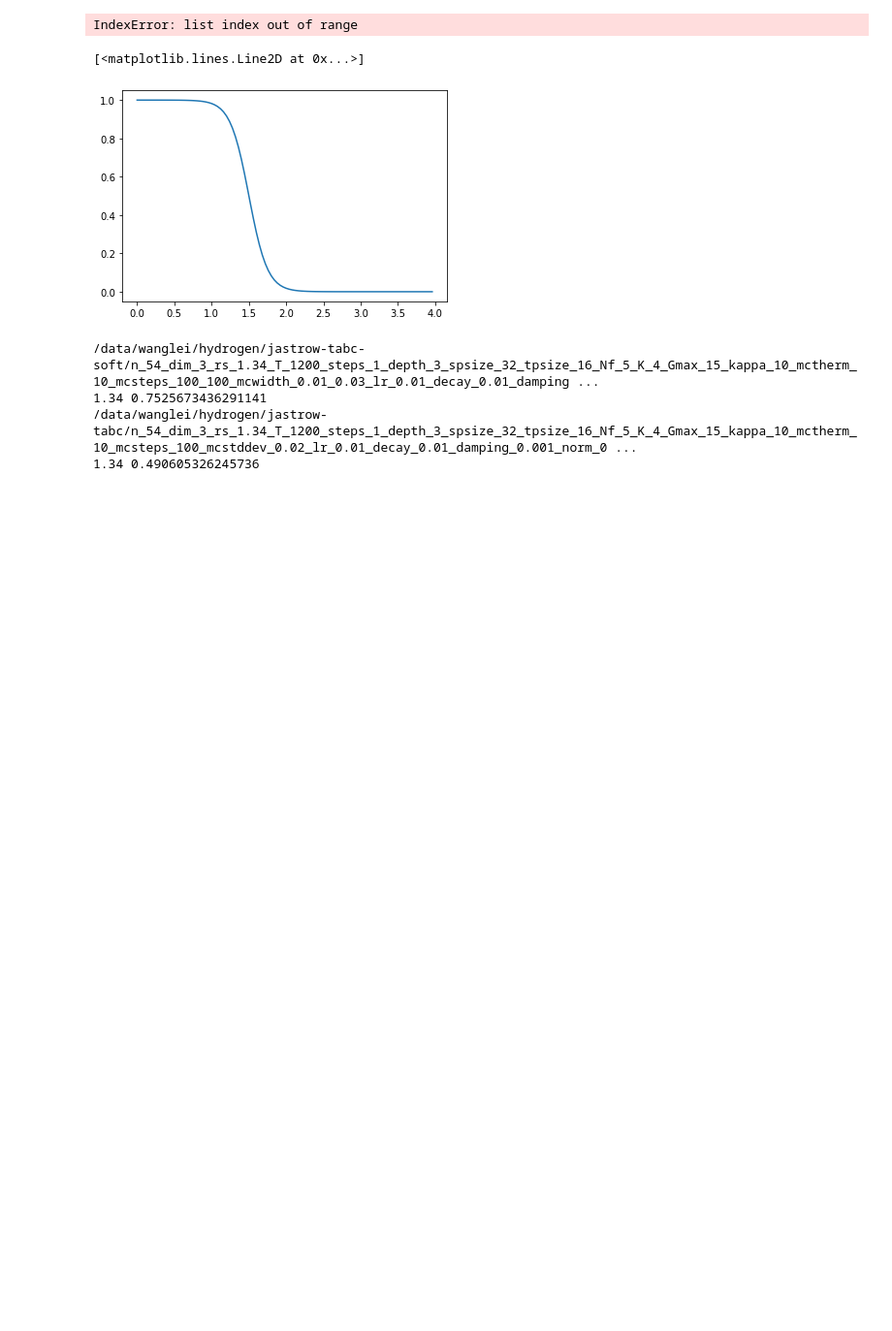
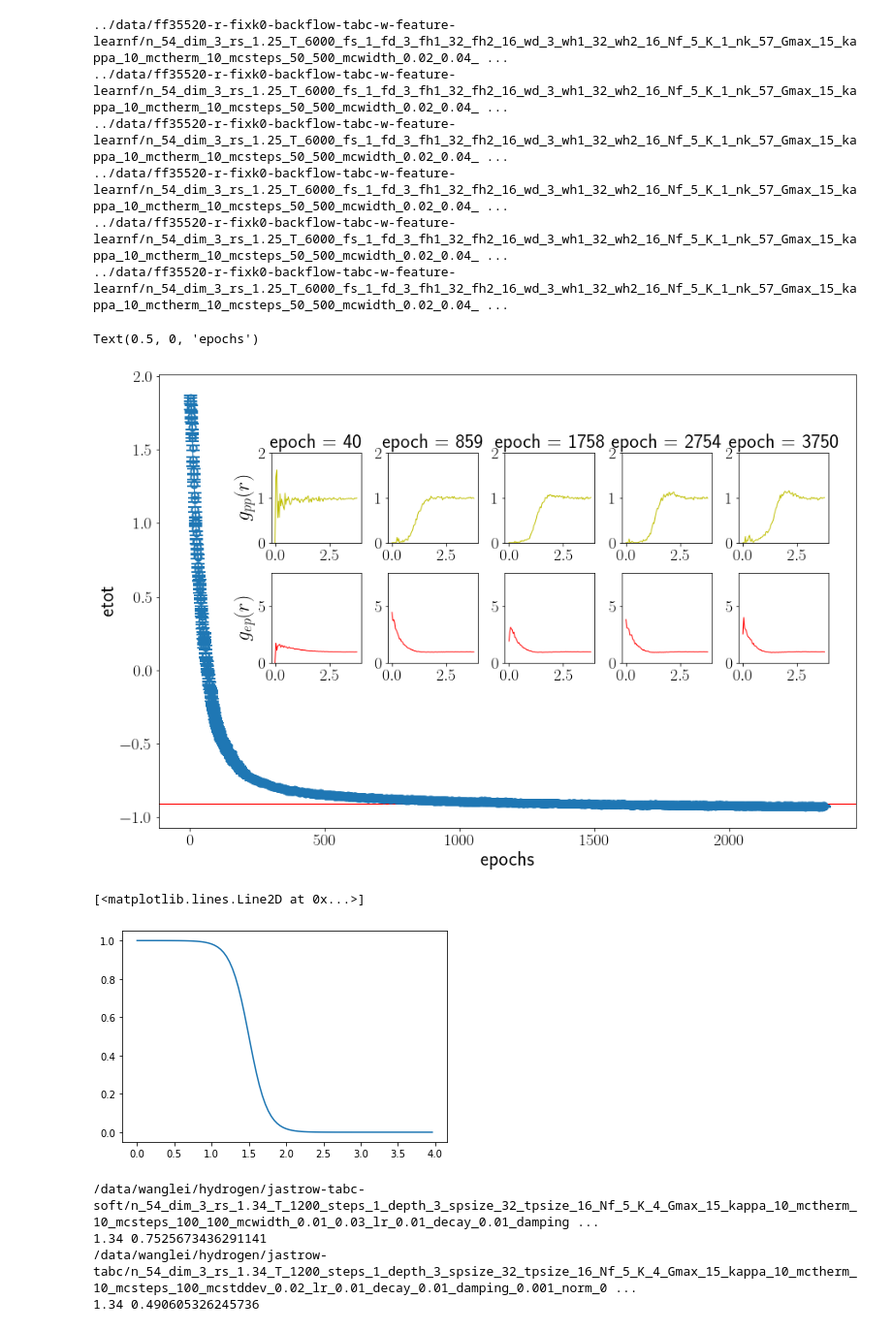
Before and after one commit to fermiflow/hydrogen, a Jupyter notebook: analysis/analysis.ipynb, the cells around one changed output. Shown: that part at 97% size. Drawn from its saved outputs; the diff is of its cells as text; code cells hidden in the pictures; blank space fills up the shorter version.

```diff
--- a/analysis/analysis.ipynb
+++ b/analysis/analysis.ipynb
@@ -294,6 +300,6 @@ KeyboardInterrupt:
 # %%
 files = [files[2]]
-obs = 'f'
+obs = 'etot'
 markers = ['o', 's', 'D', '*', 'x', '^', '<', 'h', '>', 'd', 'X', 'v', 'h', '1']
 colors = ['C0', 'C1','C2', 'C3', 'C4', 'C6', 'C5', 'C7', 'C8', 'C9', 'C10', 'C11', 'C12', 'C13']
 
@@ -356,34 +362,41 @@ for f, marker, color in zip(files, markers, colors):
         walkersize, batchsize = s.shape[0], x.shape[0]
         if (walkersize != batchsize):
             s = jnp.repeat(s, batchsize//walkersize, 0)
 
 
         #rmesh, gr = get_gr(x, x)
 
         rmesh, gr = get_gr(s, s)
         left, bottom, width, height = [0.25+offset*0.13, 0.6, 0.1, 0.15]
         inset = fig.add_axes([left, bottom, width, height])
         inset.plot(rmesh, gr, 'y')
         inset.set_ylim([0, 2])
         plt.title(r'epoch = %g'%(epoch))
         if offset ==0: inset.set_ylabel('$g_{pp}(r)$')
 
         rmesh, gr = get_gr(s, x)
         left, bottom, width, height = [0.25+offset*0.13, 0.4, 0.1, 0.15]
         inset = fig.add_axes([left, bottom, width, height])
         inset.plot(rmesh, gr, 'r')
         inset.set_ylim([0, 8])
         if offset ==0: inset.set_ylabel('$g_{ep}(r)$')
 
 
 ax.set_ylabel(obs)
 ax.set_xlabel('epochs')
 #plt.xlim([1, 1e5])
 #plt.xscale('log')
 #plt.legend(loc='best')
 #plt.ylim([-5, 5])
 # %% [output]
-IndexError: list index out of range
+../data/ff35520-r-fixk0-backflow-tabc-w-feature-learnf/n_54_dim_3_rs_1.25_T_6000_fs_1_fd_3_fh1_32_fh2_16_wd_3_wh1_32_wh2_16_Nf_5_K_1_nk_57_Gmax_15_kappa_10_mctherm_10_mcsteps_50_500_mcwidth_0.02_0.04_ ...
+../data/ff35520-r-fixk0-backflow-tabc-w-feature-learnf/n_54_dim_3_rs_1.25_T_6000_fs_1_fd_3_fh1_32_fh2_16_wd_3_wh1_32_wh2_16_Nf_5_K_1_nk_57_Gmax_15_kappa_10_mctherm_10_mcsteps_50_500_mcwidth_0.02_0.04_ ...
+../data/ff35520-r-fixk0-backflow-tabc-w-feature-learnf/n_54_dim_3_rs_1.25_T_6000_fs_1_fd_3_fh1_32_fh2_16_wd_3_wh1_32_wh2_16_Nf_5_K_1_nk_57_Gmax_15_kappa_10_mctherm_10_mcsteps_50_500_mcwidth_0.02_0.04_ ...
+../data/ff35520-r-fixk0-backflow-tabc-w-feature-learnf/n_54_dim_3_rs_1.25_T_6000_fs_1_fd_3_fh1_32_fh2_16_wd_3_wh1_32_wh2_16_Nf_5_K_1_nk_57_Gmax_15_kappa_10_mctherm_10_mcsteps_50_500_mcwidth_0.02_0.04_ ...
+../data/ff35520-r-fixk0-backflow-tabc-w-feature-learnf/n_54_dim_3_rs_1.25_T_6000_fs_1_fd_3_fh1_32_fh2_16_wd_3_wh1_32_wh2_16_Nf_5_K_1_nk_57_Gmax_15_kappa_10_mctherm_10_mcsteps_50_500_mcwidth_0.02_0.04_ ...
+../data/ff35520-r-fixk0-backflow-tabc-w-feature-learnf/n_54_dim_3_rs_1.25_T_6000_fs_1_fd_3_fh1_32_fh2_16_wd_3_wh1_32_wh2_16_Nf_5_K_1_nk_57_Gmax_15_kappa_10_mctherm_10_mcsteps_50_500_mcwidth_0.02_0.04_ ...
+Text(0.5, 0, 'epochs')
+[figure, added]
 # %%
 f = files[0]
 n, dim, rs, T, s, fd, fh1, fh2, wd, wh1, wh2, b, a, lr, decay, eta, maxnorm, Nf, clip, K, w = parse_filename(f)
```
Also changed, not shown: parts of 7 cells of this notebook, 5 other files.
